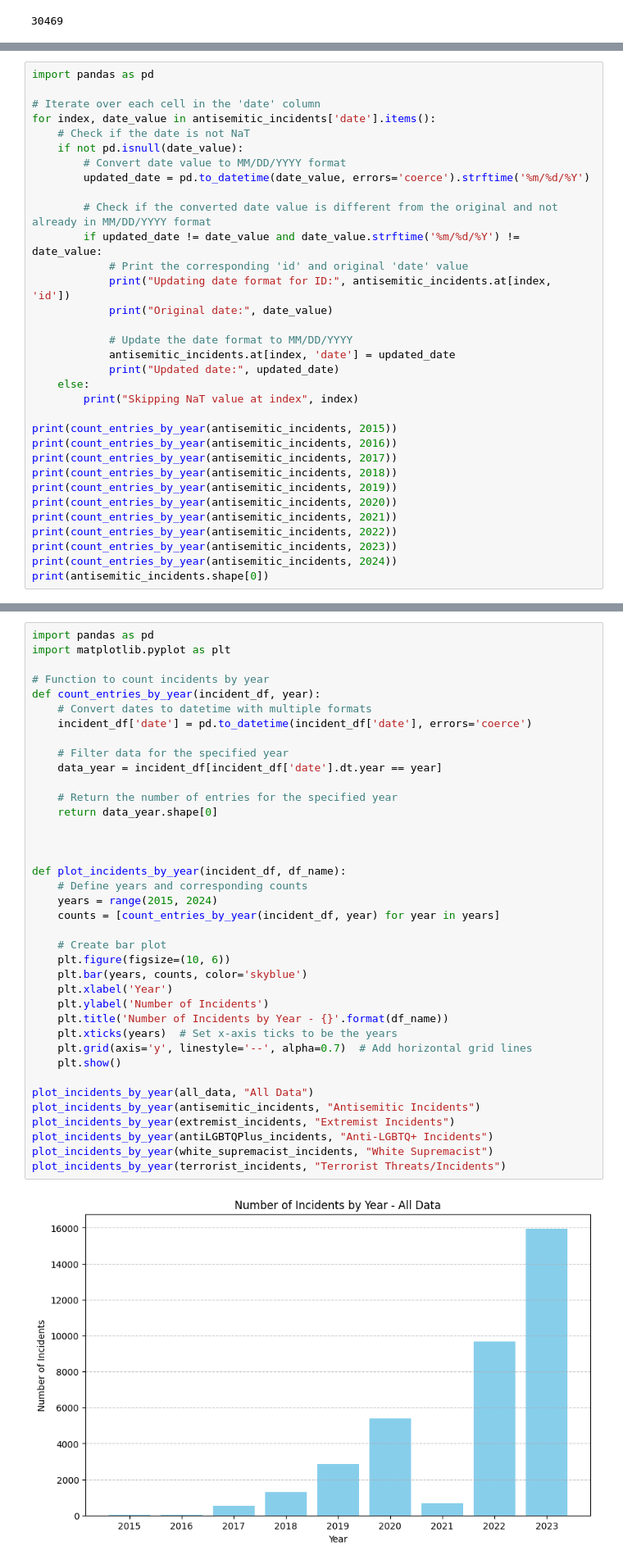
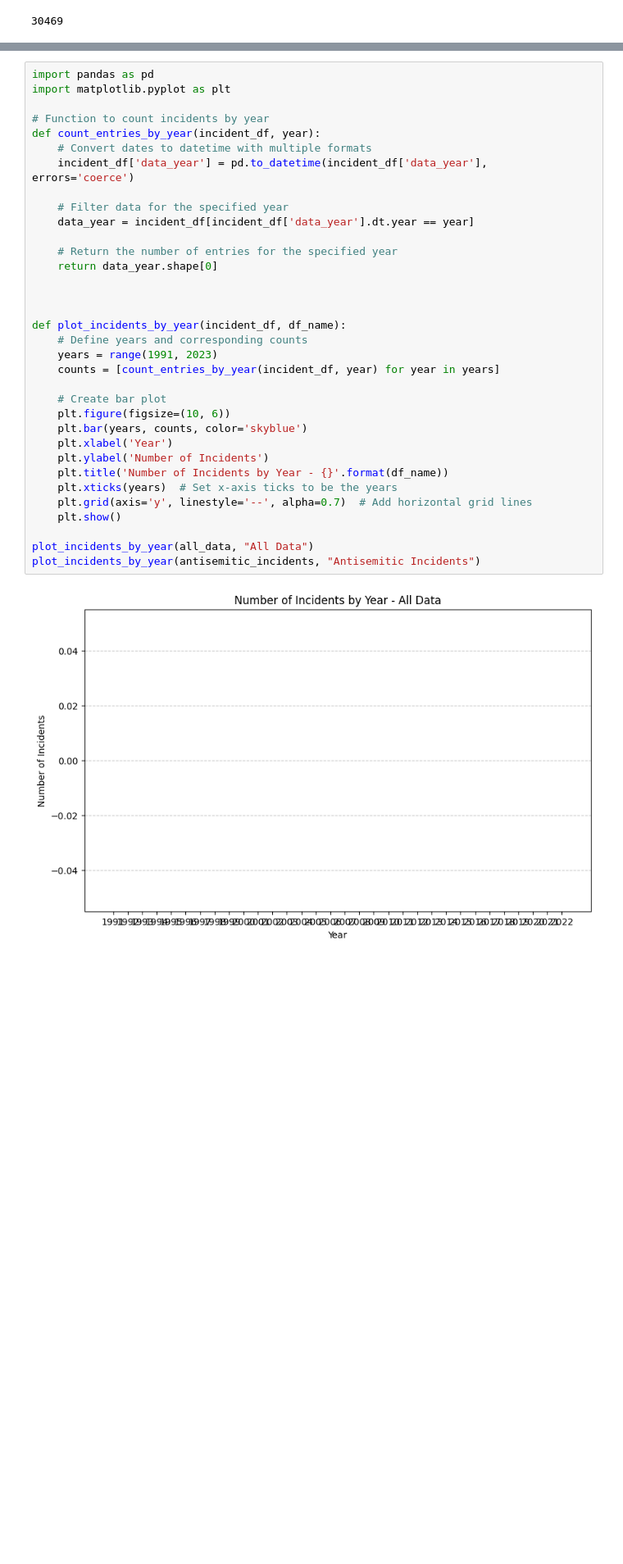
Before and after one commit to e-sider/cmsc320-final, a Jupyter notebook: newer_final_tutorial.ipynb, the cells around one changed output, grey strips where cells are left out. Shown at 82% size. Saved outputs shown, nothing was run; the diff lists cells and outputs as text; blank space fills up the shorter version.

```diff
--- a/newer_final_tutorial.ipynb
+++ b/newer_final_tutorial.ipynb
@@ -141,33 +87,0 @@ print(antisemitic_incidents.shape[0])
-# %%
-import pandas as pd
-
-# Iterate over each cell in the 'date' column
-for index, date_value in antisemitic_incidents['date'].items():
-    # Check if the date is not NaT
-    if not pd.isnull(date_value):
-        # Convert date value to MM/DD/YYYY format
-        updated_date = pd.to_datetime(date_value, errors='coerce').strftime('%m/%d/%Y')
-
-        # Check if the converted date value is different from the original and not already in MM/DD/YYYY format
-        if updated_date != date_value and date_value.strftime('%m/%d/%Y') != date_value:
-            # Print the corresponding 'id' and original 'date' value
-            print("Updating date format for ID:", antisemitic_incidents.at[index, 'id'])
-            print("Original date:", date_value)
-
-            # Update the date format to MM/DD/YYYY
-            antisemitic_incidents.at[index, 'date'] = updated_date
-            print("Updated date:", updated_date)
-    else:
-        print("Skipping NaT value at index", index)
-
-print(count_entries_by_year(antisemitic_incidents, 2015))
-print(count_entries_by_year(antisemitic_incidents, 2016))
-print(count_entries_by_year(antisemitic_incidents, 2017))
-print(count_entries_by_year(antisemitic_incidents, 2018))
-print(count_entries_by_year(antisemitic_incidents, 2019))
-print(count_entries_by_year(antisemitic_incidents, 2020))
-print(count_entries_by_year(antisemitic_incidents, 2021))
-print(count_entries_by_year(antisemitic_incidents, 2022))
-print(count_entries_by_year(antisemitic_incidents, 2023))
-print(count_entries_by_year(antisemitic_incidents, 2024))
-print(antisemitic_incidents.shape[0])
@@ -194,38 +90,34 @@ import pandas as pd
 import matplotlib.pyplot as plt
 
 # Function to count incidents by year
 def count_entries_by_year(incident_df, year):
     # Convert dates to datetime with multiple formats
-    incident_df['date'] = pd.to_datetime(incident_df['date'], errors='coerce')
+    incident_df['data_year'] = pd.to_datetime(incident_df['data_year'], errors='coerce')
 
     # Filter data for the specified year
-    data_year = incident_df[incident_df['date'].dt.year == year]
+    data_year = incident_df[incident_df['data_year'].dt.year == year]
 
     # Return the number of entries for the specified year
     return data_year.shape[0]
 
 
 
 def plot_incidents_by_year(incident_df, df_name):
     # Define years and corresponding counts
-    years = range(2015, 2024)
+    years = range(1991, 2023)
     counts = [count_entries_by_year(incident_df, year) for year in years]
 
     # Create bar plot
     plt.figure(figsize=(10, 6))
     plt.bar(years, counts, color='skyblue')
     plt.xlabel('Year')
     plt.ylabel('Number of Incidents')
     plt.title('Number of Incidents by Year - {}'.format(df_name))
     plt.xticks(years)  # Set x-axis ticks to be the years
     plt.grid(axis='y', linestyle='--', alpha=0.7)  # Add horizontal grid lines
     plt.show()
 
 plot_incidents_by_year(all_data, "All Data")
 plot_incidents_by_year(antisemitic_incidents, "Antisemitic Incidents")
-plot_incidents_by_year(extremist_incidents, "Extremist Incidents")
-plot_incidents_by_year(antiLGBTQPlus_incidents, "Anti-LGBTQ+ Incidents")
-plot_incidents_by_year(white_supremacist_incidents, "White Supremacist")
-plot_incidents_by_year(terrorist_incidents, "Terrorist Threats/Incidents")
 # %% [output]
-[figure, old version]
+[figure, new version]
```
Also changed, not shown: parts of 5 cells of this notebook.
